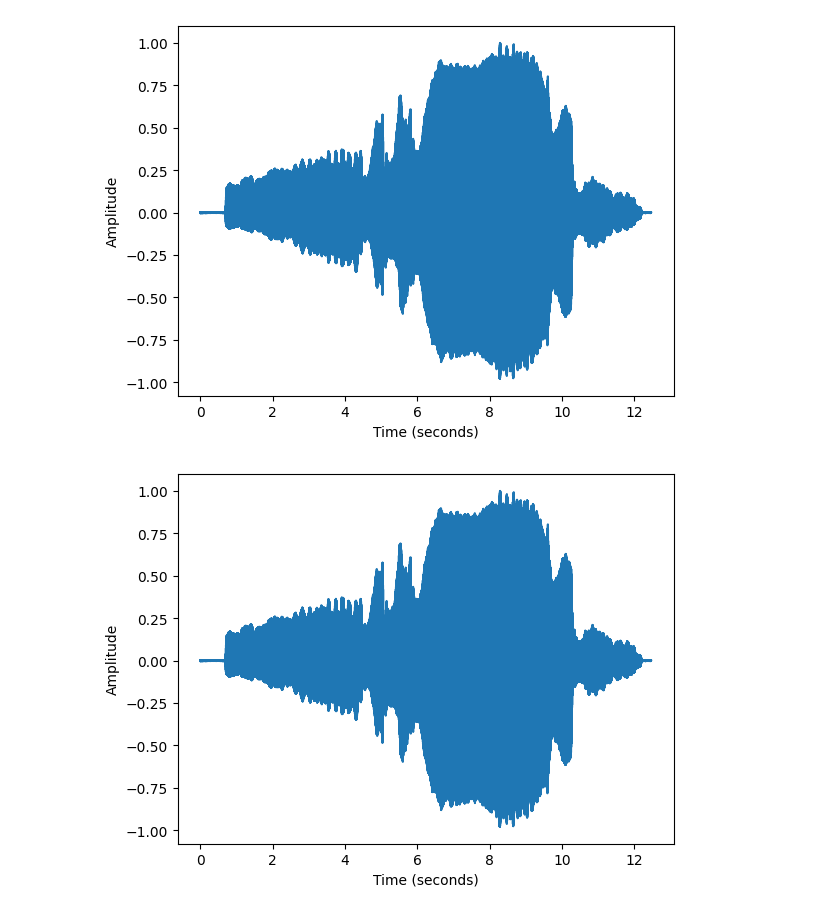
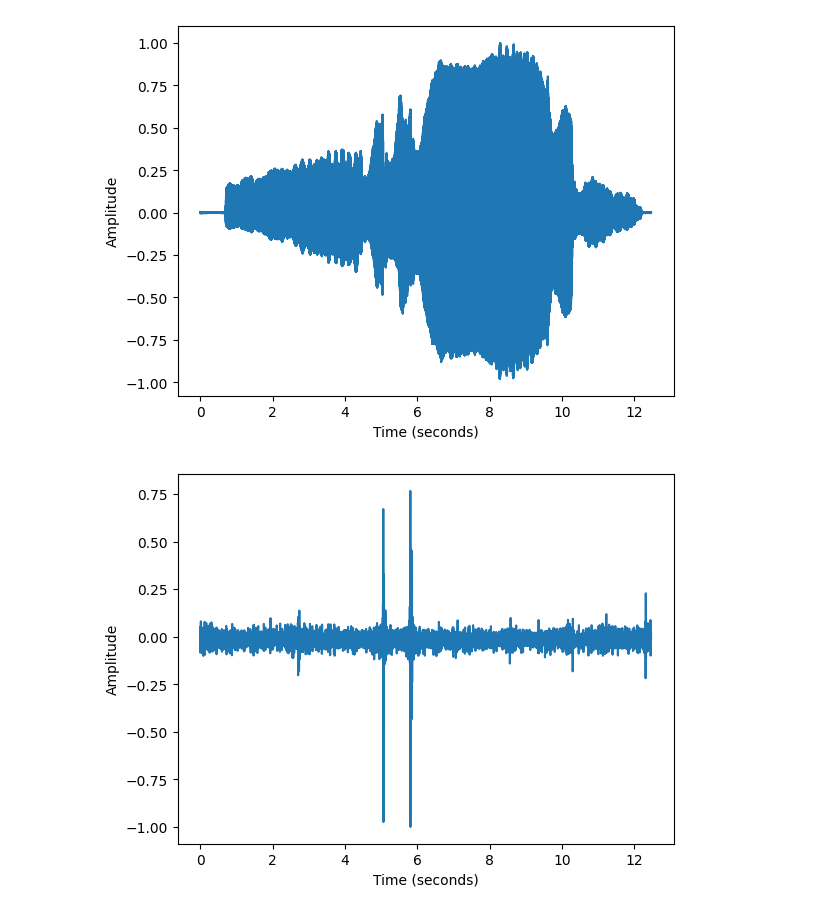
Before and after one commit to Aceaa28/MUSC-3264, a Jupyter notebook: LabAssignment1.ipynb, the cells around one changed output. Cells and saved outputs as stored; diff of their text form; code cells hidden in the pictures.

```diff
--- a/LabAssignment1.ipynb
+++ b/LabAssignment1.ipynb
@@ -24,7 +30,7 @@ def plotAudio(file,samplingRate):
 
   # In the function you should use librosa.load() to open the specified filename
   # with the specified sampling rate
-  sig , sr = librosa.load(file,mono=True,sr=None)
+  sig , sr = librosa.load(file,mono=True,sr=samplingRate)
 
   # Use variables for the x- and y-labels
   x_label = 'Time (seconds)'
@@ -53,8 +59,8 @@ plotAudio(file,samplingRate)
 # %%
 # Second use ‘avm.wav’ as the filename with a sampling rate of 441
 
 file = 'musicComputing2025/audioFiles/avm.wav'
-samplingRate=441
-plotAudio(file,samplingRate)
+samplingRate2=441
+plotAudio(file,samplingRate2)
 # %% [output]
-[figure, old version]
+[figure, new version]
```
Also changed, not shown: parts of 1 cell of this notebook.
